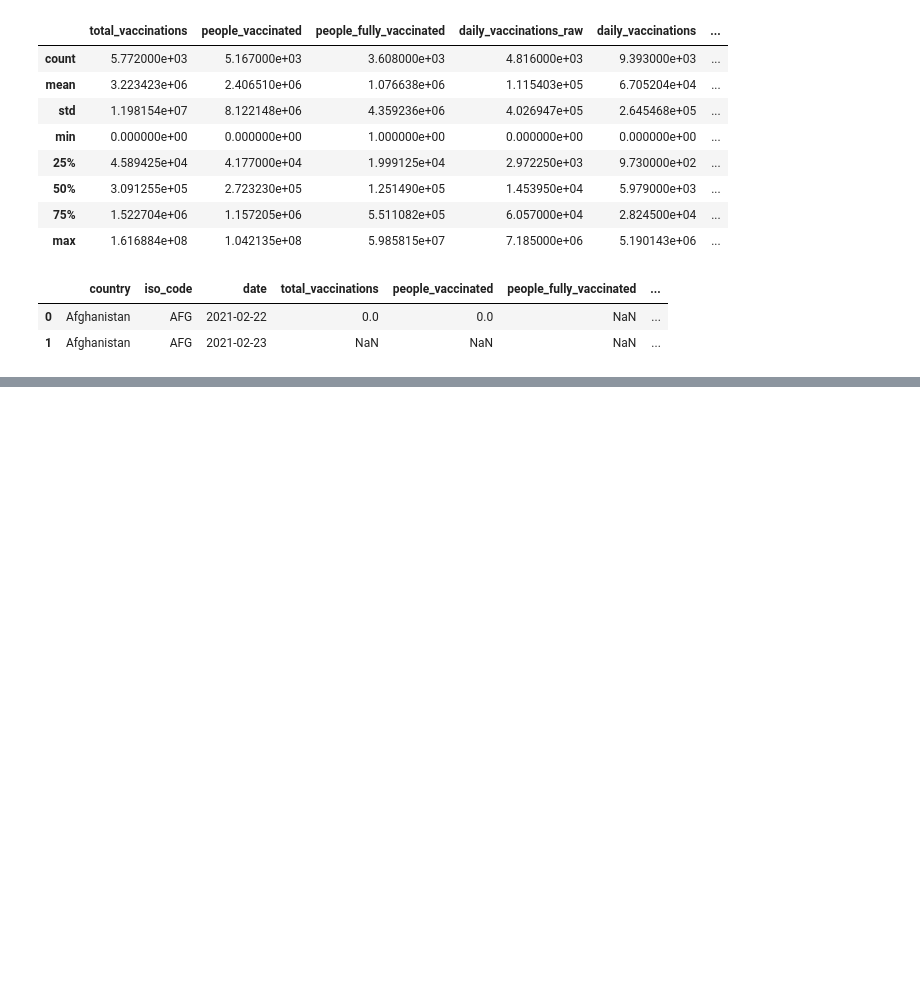
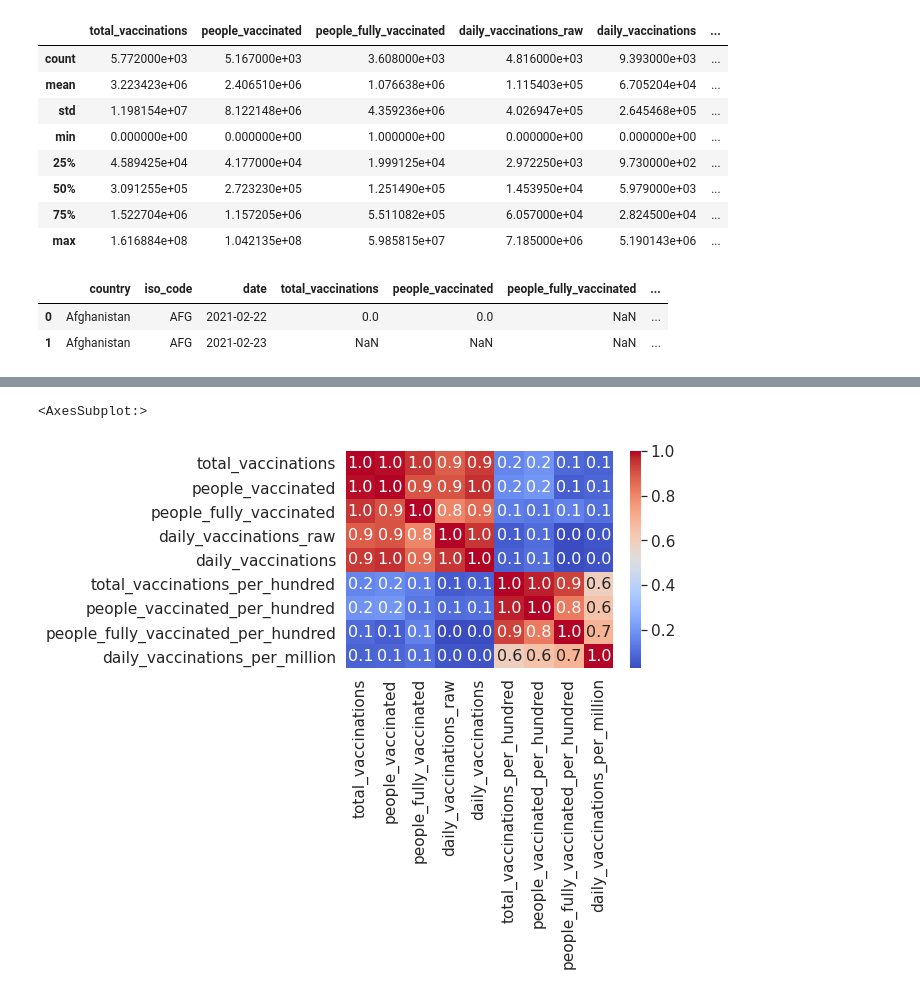
Before and after one commit to drkostas/covid19-vaccinations-predict, a Jupyter notebook: project.ipynb, the cells around one changed output, grey strips where cells are left out. Cells and saved outputs as stored; diff of their text form; code cells hidden in the pictures; blank space fills up the shorter version.

Commit message:
Finished data exploration, added next step as comments. Closes #2

```diff
--- a/project.ipynb
+++ b/project.ipynb
@@ -130,0 +173,9 @@ Name: date, Length: 112, dtype: int64
+# %%
+# Find Correlations between columns
+numerical_cols = list(covid_orig_df.describe().columns)
+sns.set(font_scale=1.4)
+sns.heatmap(data=covid_orig_df[numerical_cols].corr(),
+            cmap='coolwarm', annot=True, fmt=".1f",annot_kws={'size':16})
+# %% [output]
+<AxesSubplot:>
+[figure, added]
```
Also changed, not shown: parts of 35 cells of this notebook, 2 other files.
